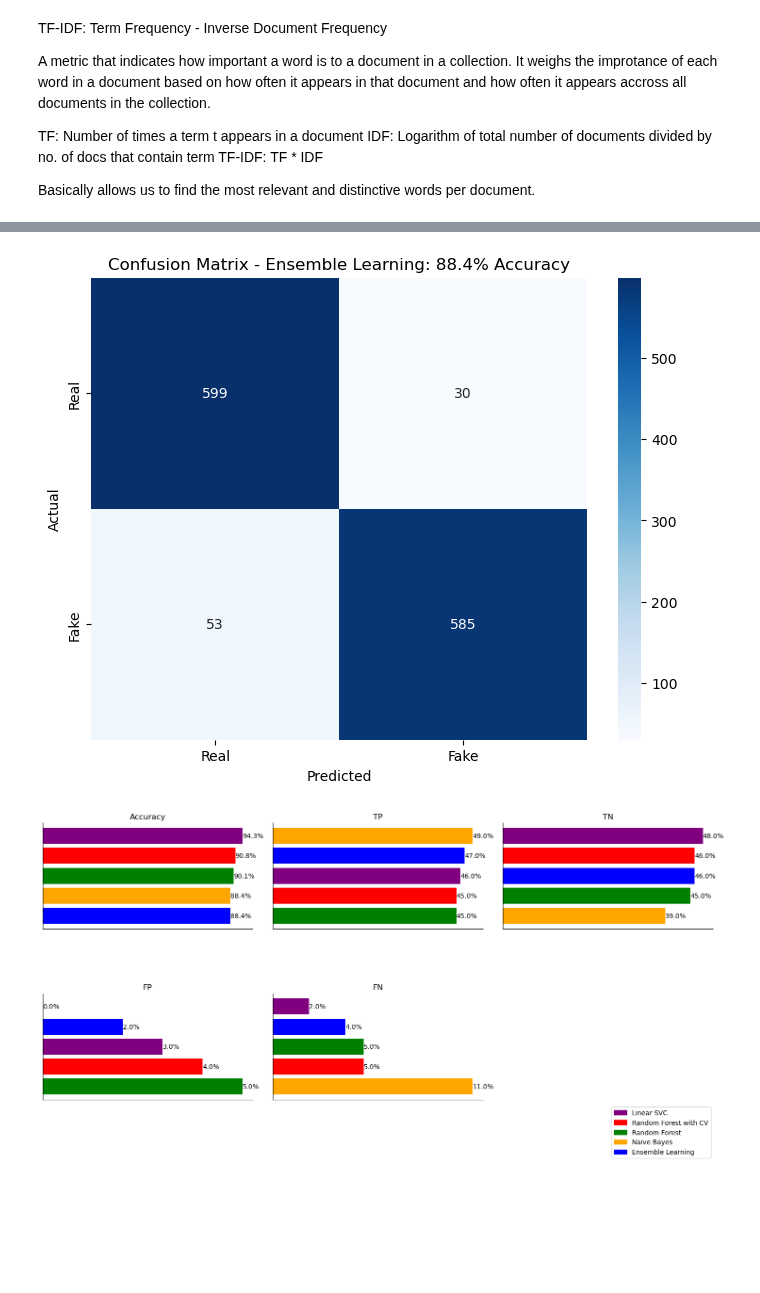
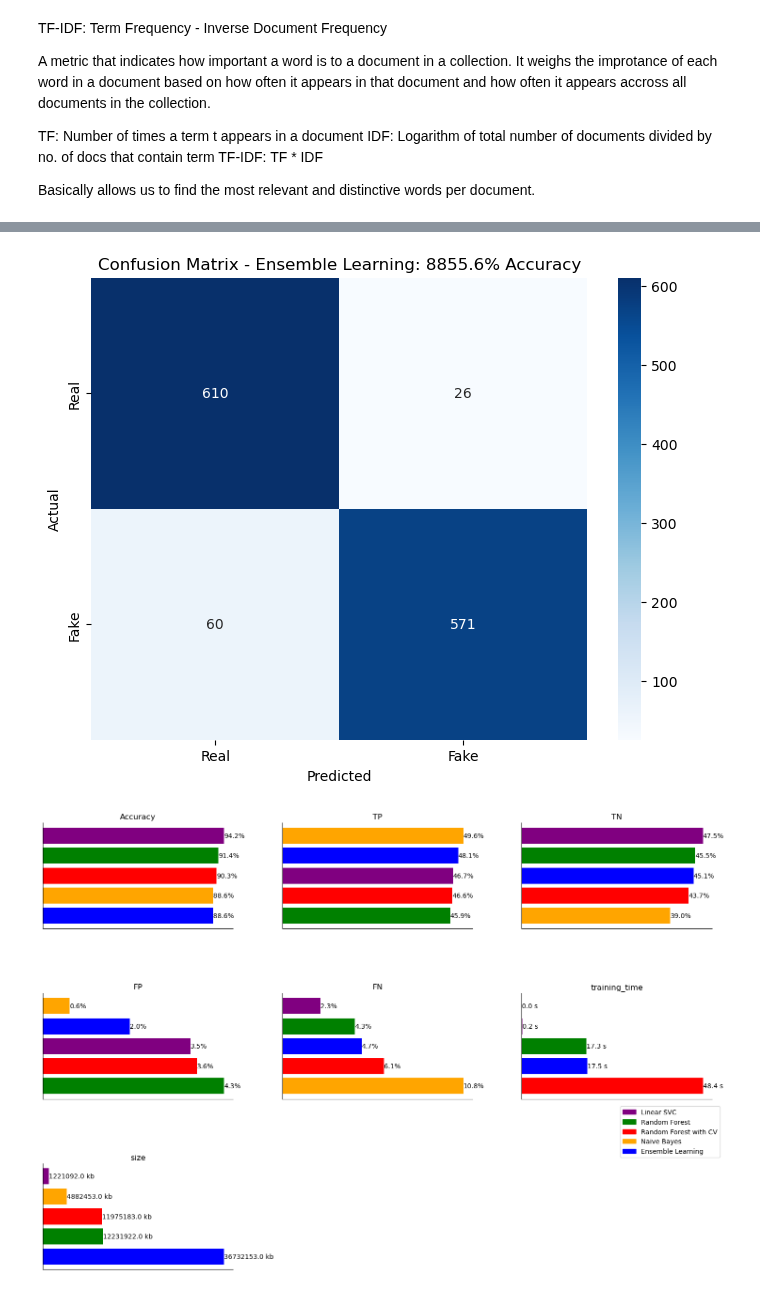
Before and after one commit to SharmaArpit956/Fake-News-Detection, a Jupyter notebook: Fake News Detection.ipynb, the cells around one changed output, grey strips where cells are left out. Saved outputs shown, nothing was run; the diff lists cells and outputs as text; code cells hidden in the pictures.

```diff
--- a/Fake News Detection.ipynb
+++ b/Fake News Detection.ipynb
@@ -228,7 +228,7 @@ svc_clf = LinearSVC()  # Linear SVC is considered one of the best text classific
 start_time = time.time()
 svc_clf.fit(X_train_vectorized, y_train)
 training_time = time.time() - start_time
-score= svc_clf.score(X_test_vectorized, y_test)
+score= svc_clf.score(X_test_vectorized, y_test) * 100
 predictions = svc_clf.predict(X_test_vectorized)
 model_size = sys.getsizeof(pickle.dumps(svc_clf))
 
@@ -252,7 +252,7 @@ rf_clf = RandomForestClassifier(n_estimators=100)
 start_time = time.time()
 rf_clf.fit(X_train_vectorized, y_train)
 training_time = time.time() - start_time
-score = rf_clf.score(X_test_vectorized, y_test)
+score = rf_clf.score(X_test_vectorized, y_test) * 100
 predictions = rf_clf.predict(X_test_vectorized)
 model_size = sys.getsizeof(pickle.dumps(rf_clf))
 
@@ -276,7 +276,7 @@ nb_clf = MultinomialNB()
 start_time = time.time()
 nb_clf.fit(X_train_vectorized, y_train)
 training_time = time.time() - start_time
-score= nb_clf.score(X_test_vectorized, y_test)
+score= nb_clf.score(X_test_vectorized, y_test) * 100
 model_info[model_name]['Accuracy'] = score
 predictions = nb_clf.predict(X_test_vectorized)
 model_size = sys.getsizeof(pickle.dumps(nb_clf))
@@ -304,7 +304,7 @@ ensemble = VotingClassifier(estimators, voting='hard')
 start_time = time.time()
 ensemble.fit(X_train_vectorized, y_train)
 training_time = time.time() - start_time
-ensemble_score = ensemble.score(X_test_vectorized, y_test)
+ensemble_score = ensemble.score(X_test_vectorized, y_test) * 100
 model_info[model_name]['Accuracy'] = ensemble_score
 predictions = ensemble.predict(X_test_vectorized)
 model_size = sys.getsizeof(pickle.dumps(ensemble))
@@ -319,13 +319,13 @@ model_info[model_name]['FN'] = fn
 model_info[model_name]['training_time'] = training_time
 model_info[model_name]['size'] = model_size
 # %% [output]
-[figure, old version]
+[figure, new version]
 # %%
 import matplotlib.pyplot as plt
 import matplotlib.patches as mpatches
 
 def draw_all_performance_graphs(model_info):
-    performance_types = ['Accuracy', 'TP', 'TN', 'FP', 'FN']  # Add or remove metrics as needed
+    performance_types = ['Accuracy', 'TP', 'TN', 'FP', 'FN','training_time','size']  # Add or remove metrics as needed
 
     # Define the grid size for subplots (3x3 grid)
     n_rows, n_cols = 3, 3
@@ -347,50 +347,55 @@ def draw_all_performance_graphs(model_info):
         # Convert each color to lowercase and remove the trailing 's'
         colors = [color.lower()[:-1] if color.endswith('s') else color.lower() for color in colors]
 
-        # Convert performances to percentages
-        performances = [performance * 100 for performance in performances]
+
+        # performances = [performance * 100 for performance in performances]
 
         # Creating the horizontal bar plot for each performance type
         ax = axes[idx]
         ax.barh(models, performances, color=colors)
         ax.set_title(performance_type)
 
-        # Adding the percentage next to each bar
         for i in range(len(models)):
-            ax.text(performances[i], i, f'{performances[i]:.1f}%', va='center')
+            # Adding the percentage next to each bar
+            if performance_type =='training_time':
+                ax.text(performances[i], i, f'{performances[i]:.1f} s', va='center')
+            elif performance_type =='size':
+                ax.text(performances[i], i, f'{performances[i]:.1f} kb', va='center')
+            else:
+                ax.text(performances[i], i, f'{performances[i]:.1f}%', va='center')
 
         # Invert y-axis to have the highest value at the top except for FP and FN
-        if performance_type!='FP' and performance_type!='FN':
+        if performance_type!='FP' and performance_type!='FN'and performance_type!='training_time'and performance_type!='size':
             ax.invert_yaxis()
 
         # Only show the bottom and left spines (positive x and y axes)
         ax.spines['top'].set_visible(False)
         ax.spines['right'].set_visible(False)
         ax.spines['bottom'].set_visible(True)
         ax.spines['left'].set_visible(True)
 
         # Hide y-axis labels, x-axis labels, and y-axis tick marks
         ax.set_yticklabels([])
         ax.get_xaxis().set_visible(False)
         ax.tick_params(axis='y', which='both', left=False)  # Hides the y-axis tick marks
 
         # Add legend patches (only once per color)
         if idx == 0:
             for model, color in zip(models, colors):
                 patch = mpatches.Patch(color=color, label=model)
                 legend_patches.append(patch)
 
     # Hide unused subplots if any
     for ax in axes[idx+1:]:
         ax.axis('off')
 
     # Adjust the legend position
     plt.legend(handles=legend_patches, bbox_to_anchor=(0.5, 1.3), loc='center left')
 
     plt.tight_layout()
     plt.show()
 
 # Example usage
 draw_all_performance_graphs(model_info)
 # %% [output]
-[figure, old version]
+[figure, new version]
```
Also changed, not shown: parts of 6 cells of this notebook, 1 other file.
